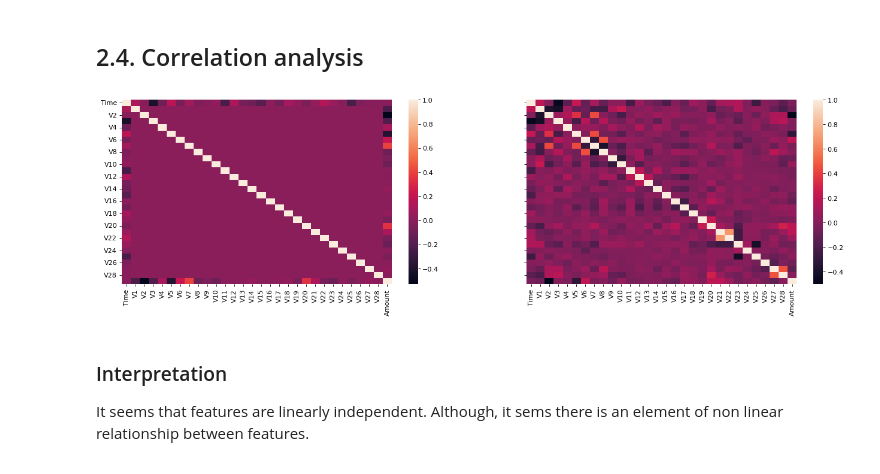
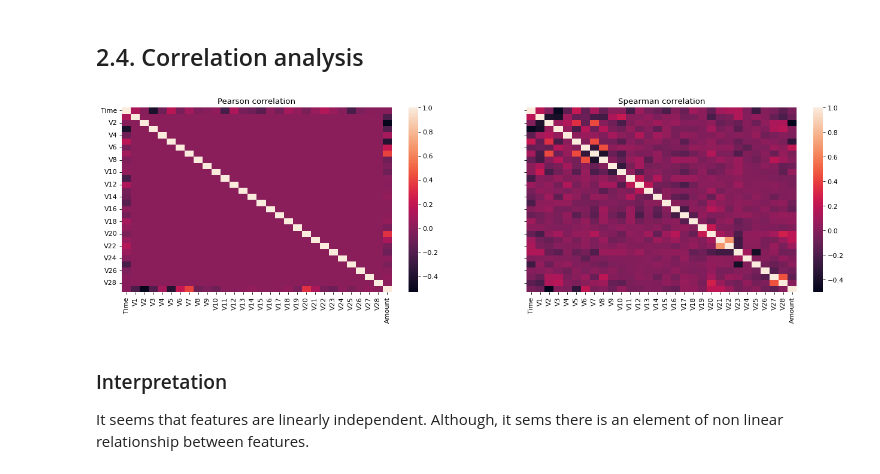
Before and after one commit to solmazkh114/Creadit-Card-Fraud-Detection, a Jupyter notebook: Fraud_detection.ipynb, the cells around one changed output. Saved outputs shown, nothing was run; the diff lists cells and outputs as text; code cells hidden in the pictures.

```diff
--- a/Fraud_detection.ipynb
+++ b/Fraud_detection.ipynb
@@ -214,15 +215,17 @@ plt.show()
 # %%
 corr_pearson = df.corr(method='pearson')#consider linear relationship
 
 corr_spearman = df.corr(method='spearman')#consider monotonic relationship, not necessarily linear
 
 fig, ax = plt.subplots(1, 2, figsize=(20,5), dpi=80, sharey=True)
 sns.heatmap(corr_pearson, ax=ax[0])
+ax[0].set_title("Pearson correlation")
 
 sns.heatmap(corr_spearman, ax=ax[1])
+ax[1].set_title("Spearman correlation")
 plt.show()
 # %% [output]
-[figure, old version]
+[figure, new version]
 # %% [markdown]
 ### Interpretation
 It seems that features are linearly independent. Although, it sems there is an element of non linear relationship between features.
```
Also changed, not shown: parts of 45 cells of this notebook.
